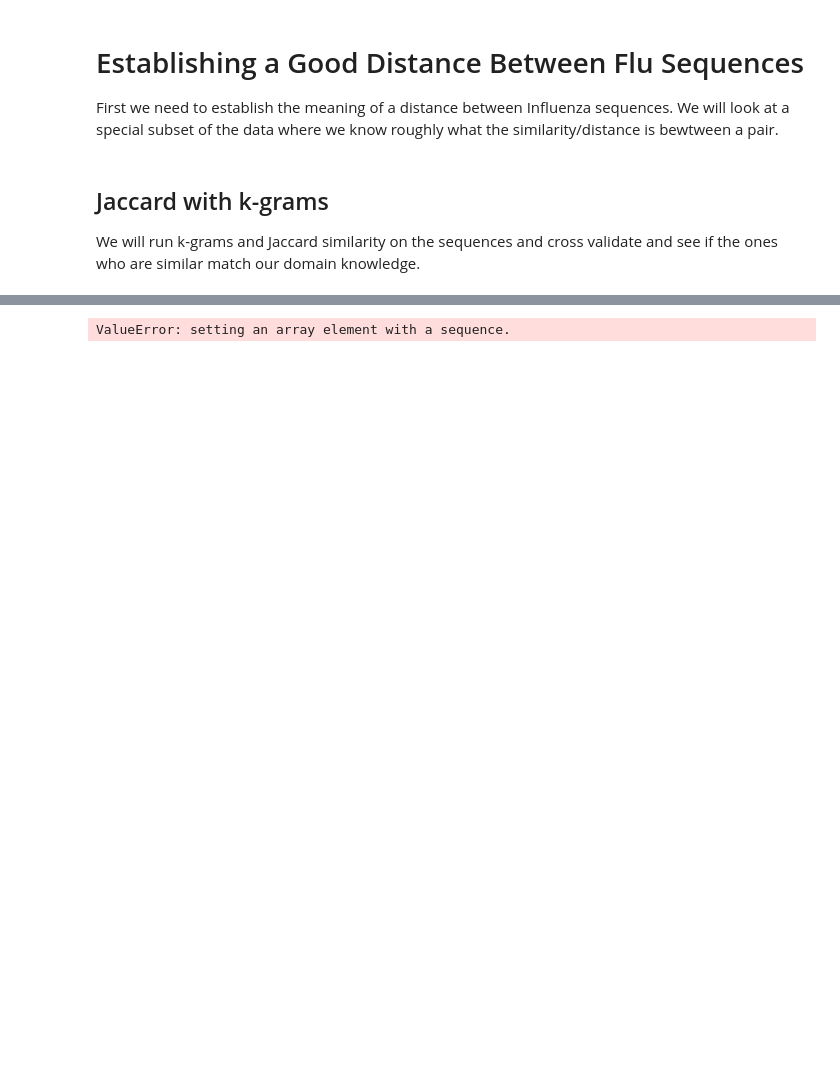
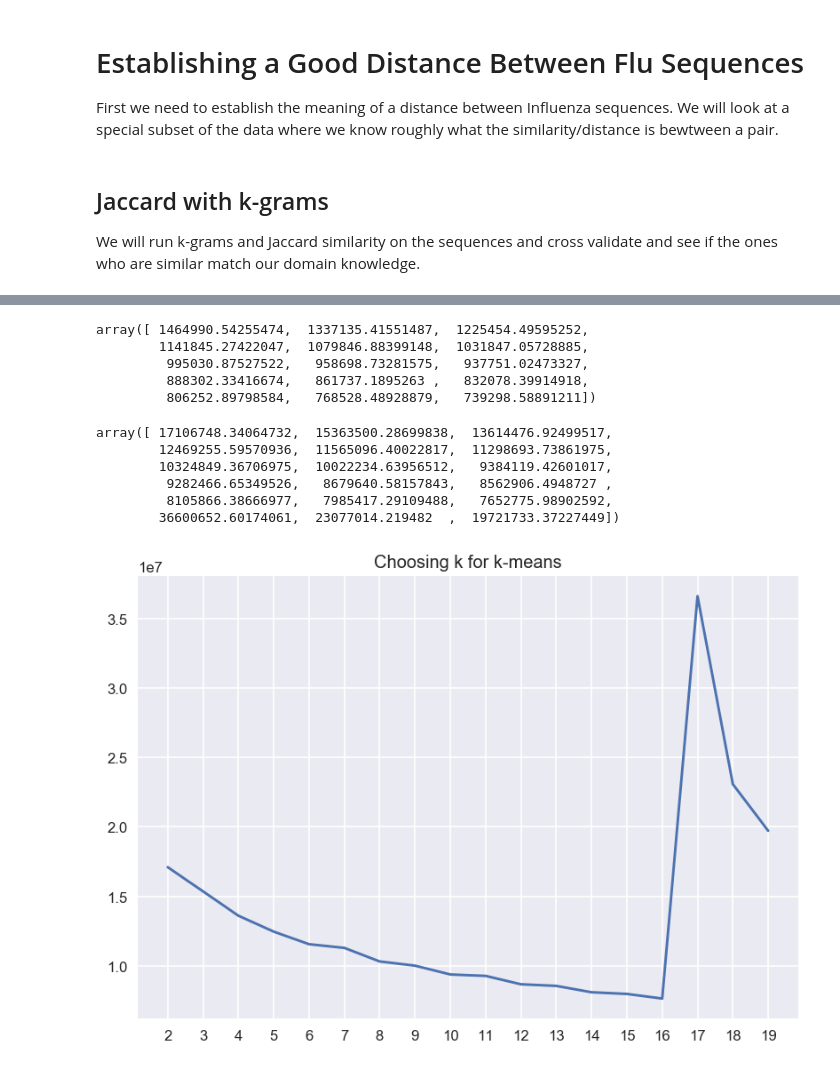
Before and after one commit to lukas-gust/data_mining_influenza, a Jupyter notebook: seq_distance.ipynb, the cells around one changed output, grey strips where cells are left out. Drawn from its saved outputs; the diff is of its cells as text; code cells hidden in the pictures; blank space fills up the shorter version.

```diff
--- a/seq_distance.ipynb
+++ b/seq_distance.ipynb
@@ -90,5 +82,0 @@ array([list([5, 2, 7, 4, 2, 1, 2, 0, 4, 4, 2, 4, 2, 2, 1, 3, 1, 2, 2, 4, 3, 1, 2
-# %%
-km = KMeans(10)
-km.fit_predict(fna_seq.sample(100).BOW_vector_5_.values)
-# %% [output]
-ValueError: setting an array element with a sequence.
@@ -94,0 +87,54 @@ ValueError: setting an array element with a sequence.
+# %%
+inert = np.zeros(shape=(20-5))
+
+for k in range(5,20):
+    km = KMeans(k)
+    km.fit_predict(BOW_5)
+    inert[k-5] = km.inertia_
+
+inert
+# %% [output]
+array([ 1464990.54255474,  1337135.41551487,  1225454.49595252,
+        1141845.27422047,  1079846.88399148,  1031847.05728885,
+         995030.87527522,   958698.73281575,   937751.02473327,
+         888302.33416674,   861737.1895263 ,   832078.39914918,
+         806252.89798584,   768528.48928879,   739298.58891211])
+# %%
+from sklearn.feature_extraction.text import CountVectorizer
+k=3
+
+sample = fna_seq.sample(10000)
+vectorizer = CountVectorizer(analyzer='char', ngram_range=(k,k))
+X = vectorizer.fit_transform(sample.Sequence.tolist())
+# %%
+import re
+idxs = []
+for i,token in enumerate(vectorizer.get_feature_names()):
+    if re.match('^[actg]+$', token):
+        idxs.append(i)
+
+features = np.array(vectorizer.get_feature_names())[idxs]
+X = X.toarray()[:,idxs]
+# %%
+inert = np.zeros(shape=(20-2))
+
+for k in range(2,20):
+    km = KMeans(k)
+    km.fit_predict(X)
+    inert[k-5] = km.inertia_
+
+inert
+# %% [output]
+array([ 17106748.34064732,  15363500.28699838,  13614476.92499517,
+        12469255.59570936,  11565096.40022817,  11298693.73861975,
+        10324849.36706975,  10022234.63956512,   9384119.42601017,
+         9282466.65349526,   8679640.58157843,   8562906.4948727 ,
+         8105866.38666977,   7985417.29109488,   7652775.98902592,
+        36600652.60174061,  23077014.219482  ,  19721733.37227449])
+# %%
+plt.plot(np.arange(2,20,1), inert)
+plt.xticks(np.arange(2,20,1))
+plt.title('Choosing k for k-means')
+plt.show()
+# %% [output]
+[figure, added]
```
Also changed, not shown: parts of 9 cells of this notebook.
